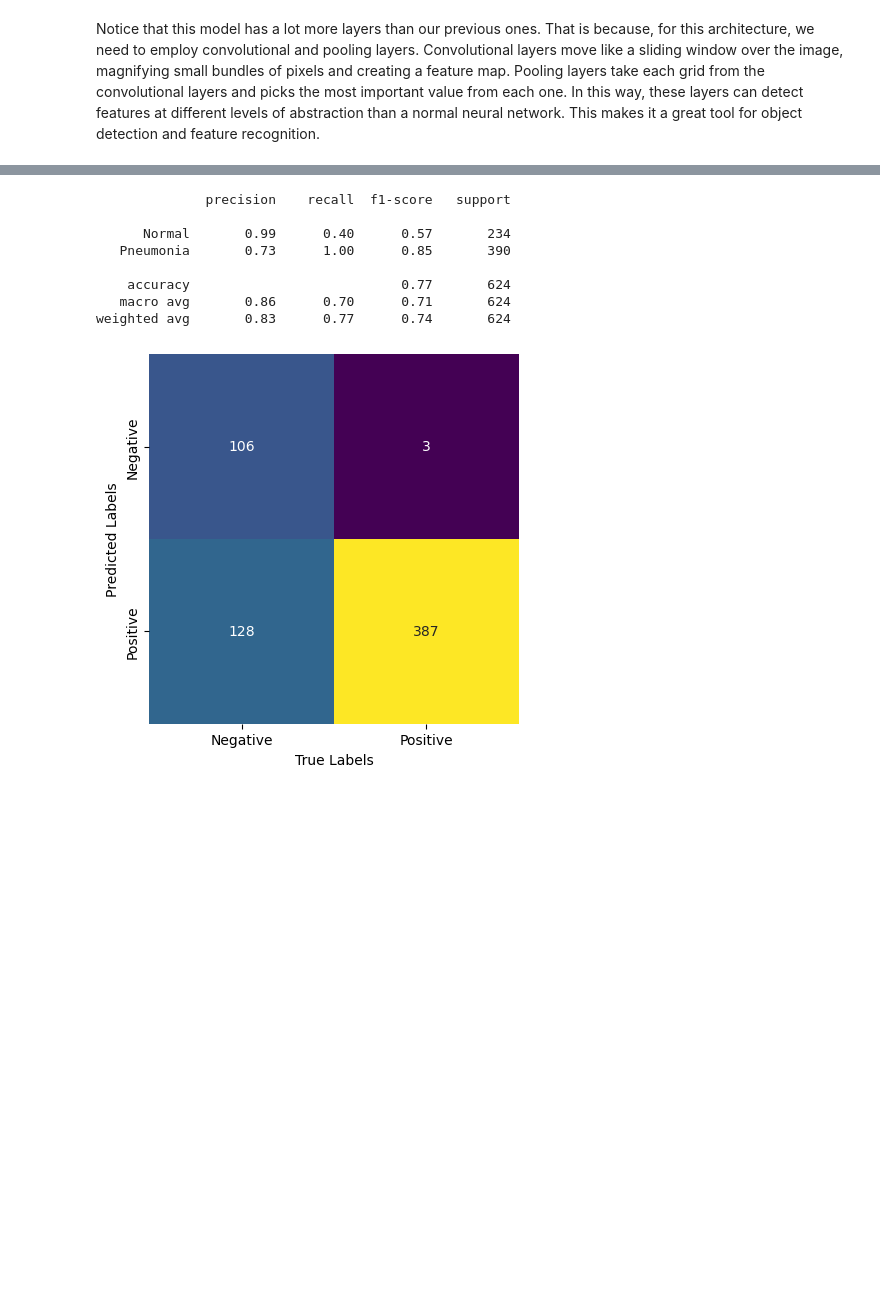
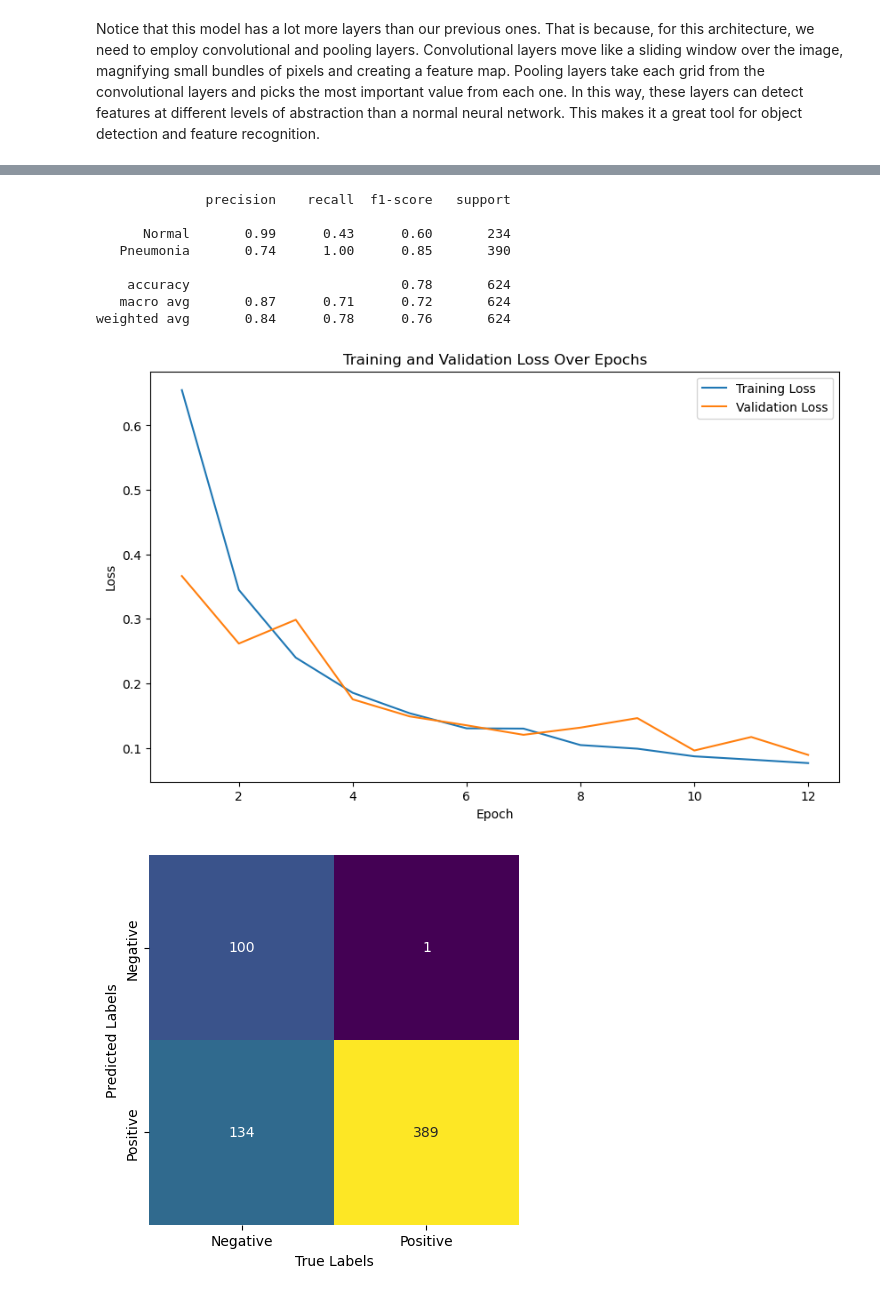
Before and after one commit to apell74/pediatric-pneumonia-deep-learning, a Jupyter notebook: phase-4-project.ipynb, the cells around one changed output, grey strips where cells are left out. Cells and saved outputs as stored; diff of their text form; code cells hidden in the pictures; blank space fills up the shorter version.

```diff
--- a/phase-4-project.ipynb
+++ b/phase-4-project.ipynb
@@ -536,16 +540,16 @@ Overall, we are moving in the right direction. Thus far, we've been using more "
 # Define the CNN model
 cnn_model = Sequential()
 
-# Convolutional layer block 1 with Batch Normalization
+# Convolutional layer block 1
 cnn_model.add(Conv2D(filters=32, kernel_size=(3, 3), activation='relu', input_shape=(512, 512, 3)))
 cnn_model.add(MaxPooling2D(pool_size=(2, 2)))
 
 # Convolutional layer block 2
-cnn_model.add(Conv2D(filters=64, kernel_size=(3, 3), activation='relu'))
+cnn_model.add(Conv2D(filters=32, kernel_size=(3, 3), activation='relu'))
 cnn_model.add(MaxPooling2D(pool_size=(2, 2)))
 
 # Convolutional layer block 3
-cnn_model.add(Conv2D(filters=32, kernel_size=(3, 3), activation='relu'))
+cnn_model.add(Conv2D(filters=64, kernel_size=(3, 3), activation='relu'))
 cnn_model.add(MaxPooling2D(pool_size=(2, 2)))
 
 # Flatten before passing to the dense layers
@@ -553,15 +557,14 @@ cnn_model.add(Flatten())
 
 # Dense layers
 cnn_model.add(Dense(128, activation='leaky_relu'))
-cnn_model.add(Dropout(0.5))
 cnn_model.add(Dense(64, activation='leaky_relu'))
-cnn_model.add(Dropout(0.5))
+cnn_model.add(Dense(8, activation='leaky_relu'))
 
 # Output layer
 cnn_model.add(Dense(1, activation='sigmoid'))
 
 # Compile the model
-cnn_model.compile(optimizer='sgd', loss='binary_crossentropy', metrics=['accuracy'])
+cnn_model.compile(optimizer=tf.keras.optimizers.legacy.Adam(learning_rate=1e-5), loss='binary_crossentropy', metrics=['accuracy'])
 
 # Model summary
 cnn_model.summary()
@@ -588,11 +591,11 @@ Notice that this model has a lot more layers than our previous ones. That is bec
 # %%
 early_stopping_cnn = EarlyStopping(monitor='val_loss', patience=10, verbose=1, mode='min', restore_best_weights=True)
 
-class_weights_cnn = {0 : 2.5, 1 : 1}
+class_weights_cnn = {0 : 2, 1 : 1}
 
 history_cnn = cnn_model.fit(
     train_generator,
-    epochs=60,
+    epochs=12,
     batch_size=64,
     validation_data=validation_generator,
     callbacks=[early_stopping_cnn],
@@ -660,12 +631,28 @@ print(cnn_report)
 # %% [output]
               precision    recall  f1-score   support
 
-      Normal       0.99      0.40      0.57       234
-   Pneumonia       0.73      1.00      0.85       390
+      Normal       0.99      0.43      0.60       234
+   Pneumonia       0.74      1.00      0.85       390
 
-    accuracy                           0.77       624
-   macro avg       0.86      0.70      0.71       624
-weighted avg       0.83      0.77      0.74       624
+    accuracy                           0.78       624
+   macro avg       0.87      0.71      0.72       624
+weighted avg       0.84      0.78      0.76       624
+# %%
+cnn_train_loss = history_cnn.history['loss']
+cnn_val_loss = history_cnn.history['val_loss']
+
+epoch_count = range(1, len(cnn_train_loss) + 1)
+
+plt.figure(figsize=(10, 6))
+plt.plot(epoch_count, cnn_train_loss)
+plt.plot(epoch_count, cnn_val_loss)
+plt.legend(['Training Loss', 'Validation Loss'])
+plt.xlabel('Epoch')
+plt.ylabel('Loss')
+plt.title('Training and Validation Loss Over Epochs')
+plt.show()
+# %% [output]
+[figure, added]
 # %%
 cnn_mat = confusion_matrix(true_labels_cnn, predicted_labels_cnn)
 sns.heatmap(cnn_mat.T, square=True, annot=True, fmt='d', cbar=False, cmap='viridis',
```
Also changed, not shown: parts of 27 cells of this notebook, 1 other file.
